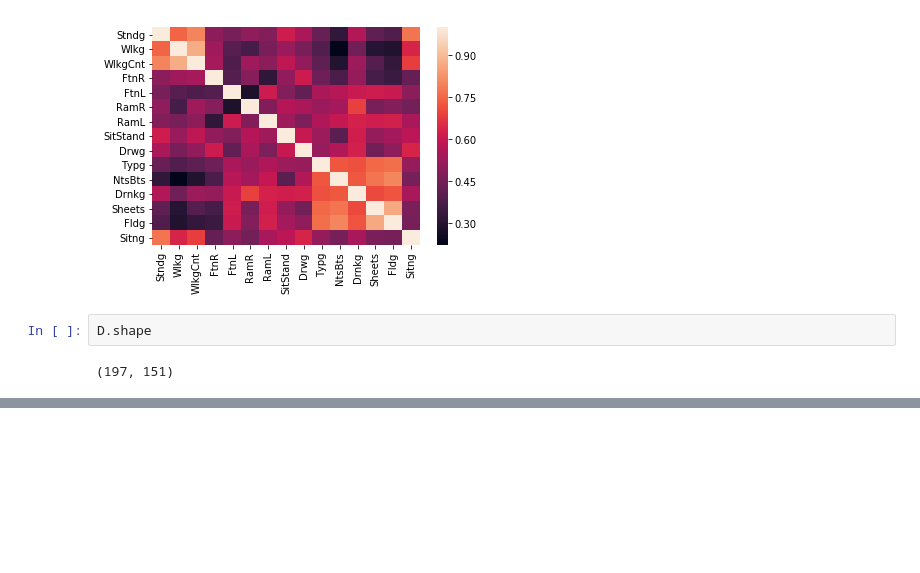
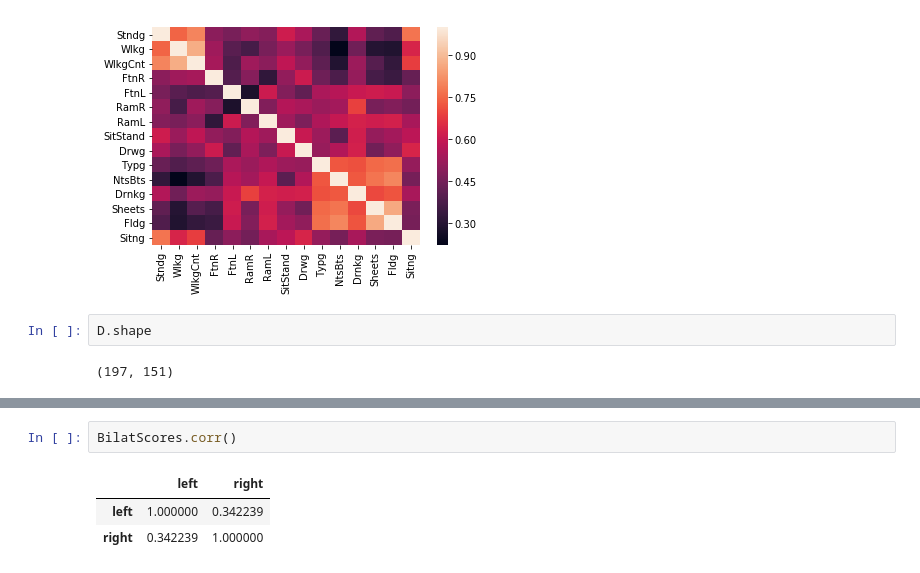
Before and after one commit to nshawen/CIS-PD_Curation, a Jupyter notebook: Clinician Score Correlation.ipynb, the cells around one changed output, grey strips where cells are left out. Drawn from its saved outputs; the diff is of its cells as text; blank space fills up the shorter version.

```diff
--- a/Clinician Score Correlation.ipynb
+++ b/Clinician Score Correlation.ipynb
@@ -75,0 +117,6 @@ D.shape
+# %%
+BilatScores.corr()
+# %% [output]
+|  | left | right |
+| left | 1.000000 | 0.342239 |
+| right | 0.342239 | 1.000000 |
```
Also changed, not shown: parts of 15 cells of this notebook, 2 other files.
